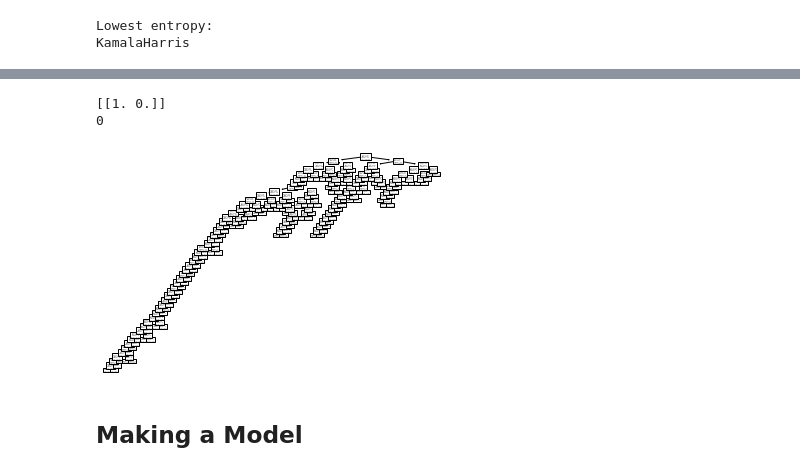
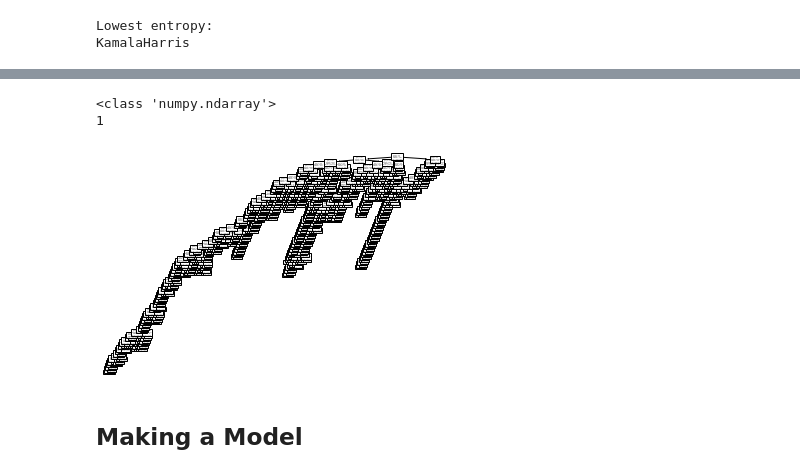
Before and after one commit to johnsont4/TwitterAnalysis, a Jupyter notebook: FInalSubmission.ipynb, the cells around one changed output, grey strips where cells are left out. Drawn from its saved outputs; the diff is of its cells as text; code cells hidden in the pictures.

```diff
--- a/FInalSubmission.ipynb
+++ b/FInalSubmission.ipynb
@@ -24,7 +24,9 @@ from sklearn.naive_bayes import BernoulliNB
 matrix = np.load('matrix.npy')
 
 # a binary vector of length 442. 0's represent Biden followers and 1's represent Trump followers
-targetArray = np.load('tagetArray.npy')
+targetArray = np.load('targetArray.npy')
 
 # A list of the names of the 84 teams in the same order as in 'matrix'
 topTeamsListMessy = np.load('topTeamsList.npy')
+
+bothMatrix = np.load('bothMatrix.npy')
@@ -327,21 +346,21 @@ Calm group entropy:  -0.0
 # %%
 from sklearn import tree
 import graphviz
 
-clf = tree.DecisionTreeClassifier()
+clf = tree.DecisionTreeClassifier(criterion='entropy')
 clf.fit(matrix, targetArray)
 
 x = clf.predict_proba(matrix[340].reshape(1, -1))
-print(x)
+print(type(matrix[340]))
 print(targetArray[340])
 
 tree.plot_tree(clf)
-dot_data = tree.export_graphviz(clf, out_file='decisionTree')
+#dot_data = tree.export_graphviz(clf, out_file='decisionTree')
 graph = graphviz.Source(dot_data)
 # %% [output]
-[[1. 0.]]
-0
+<class 'numpy.ndarray'>
+1
-[figure, old version]
+[figure, new version]
 # %% [markdown]
 ## Making a Model
 # %% [markdown]
```
Also changed, not shown: parts of 21 cells of this notebook, 14 other files.
